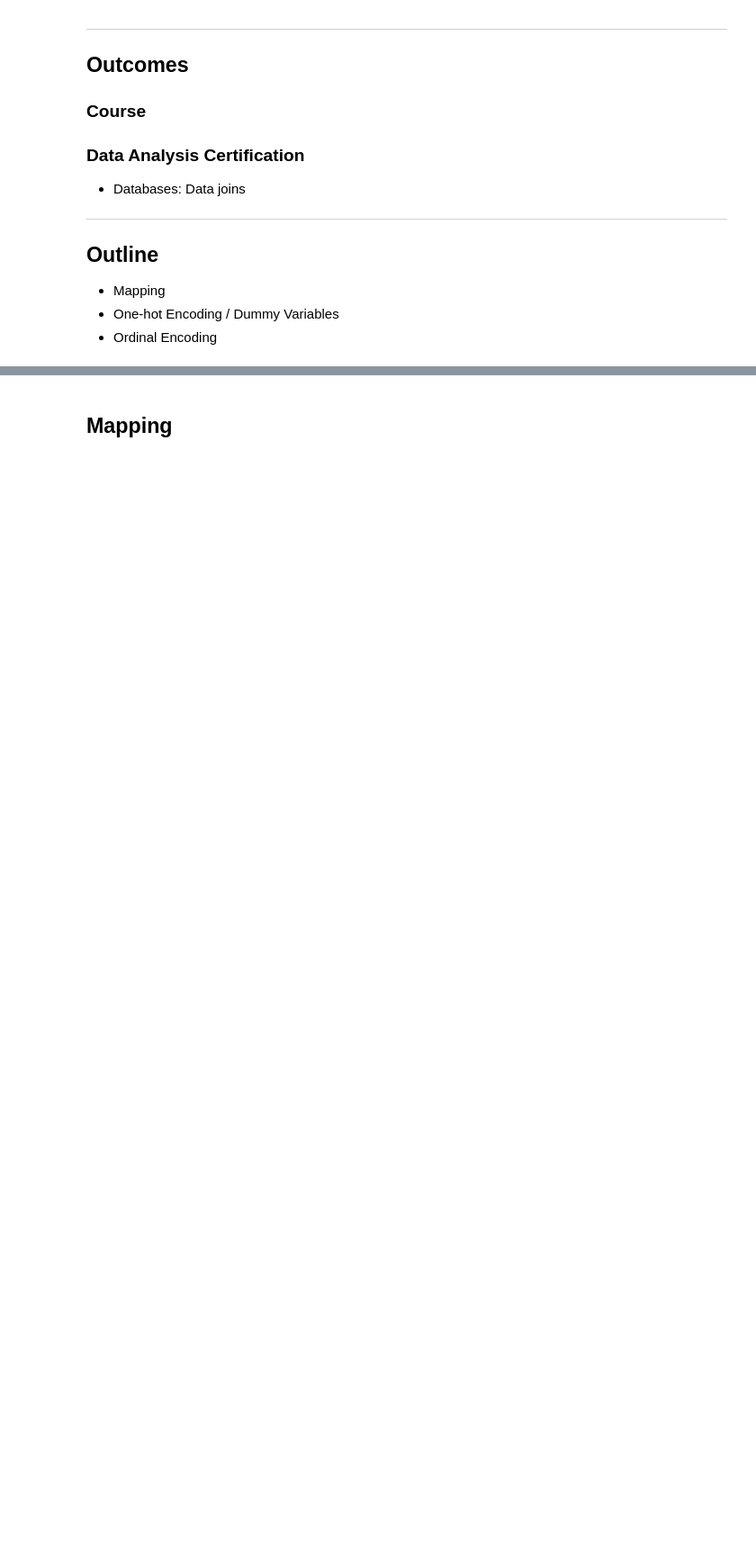
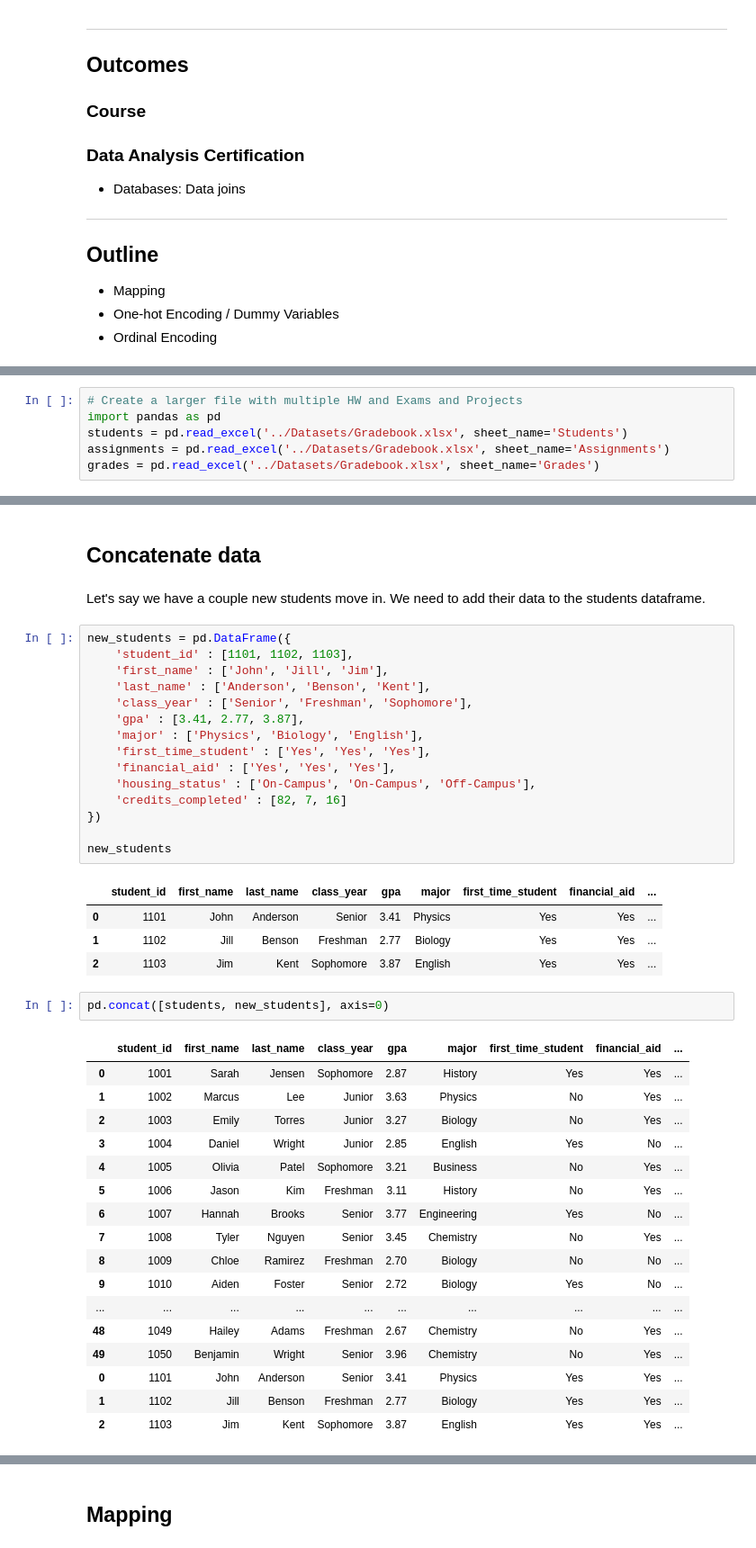
Before and after one commit to drolsonmi/math3080, a Jupyter notebook: Notes/10_DataWrangling1.ipynb, the cells around one changed output, grey strips where cells are left out. Shown at 90% size. Drawn from its saved outputs; the diff is of its cells as text; blank space fills up the shorter version.

```diff
--- a/Notes/10_DataWrangling1.ipynb
+++ b/Notes/10_DataWrangling1.ipynb
@@ -30,0 +23,6 @@ grades
+# %%
+# Create a larger file with multiple HW and Exams and Projects
+import pandas as pd
+students = pd.read_excel('../Datasets/Gradebook.xlsx', sheet_name='Students')
+assignments = pd.read_excel('../Datasets/Gradebook.xlsx', sheet_name='Assignments')
+grades = pd.read_excel('../Datasets/Gradebook.xlsx', sheet_name='Grades')
@@ -30,0 +62,44 @@ grades
+# %% [markdown]
+## Concatenate data
+# %% [markdown]
+Let's say we have a couple new students move in. We need to add their data to the students dataframe.
+# %%
+new_students = pd.DataFrame({
+    'student_id' : [1101, 1102, 1103],
+    'first_name' : ['John', 'Jill', 'Jim'],
+    'last_name' : ['Anderson', 'Benson', 'Kent'],
+    'class_year' : ['Senior', 'Freshman', 'Sophomore'],
+    'gpa' : [3.41, 2.77, 3.87],
+    'major' : ['Physics', 'Biology', 'English'],
+    'first_time_student' : ['Yes', 'Yes', 'Yes'],
+    'financial_aid' : ['Yes', 'Yes', 'Yes'],
+    'housing_status' : ['On-Campus', 'On-Campus', 'Off-Campus'],
+    'credits_completed' : [82, 7, 16]
+})
+
+new_students
+# %% [output]
+|  | student_id | first_name | last_name | class_year | gpa | major | first_time_student | financial_aid | ... |
+| 0 | 1101 | John | Anderson | Senior | 3.41 | Physics | Yes | Yes | ... |
+| 1 | 1102 | Jill | Benson | Freshman | 2.77 | Biology | Yes | Yes | ... |
+| 2 | 1103 | Jim | Kent | Sophomore | 3.87 | English | Yes | Yes | ... |
+# %%
+pd.concat([students, new_students], axis=0)
+# %% [output]
+|  | student_id | first_name | last_name | class_year | gpa | major | first_time_student | financial_aid | ... |
+| 0 | 1001 | Sarah | Jensen | Sophomore | 2.87 | History | Yes | Yes | ... |
+| 1 | 1002 | Marcus | Lee | Junior | 3.63 | Physics | No | Yes | ... |
+| 2 | 1003 | Emily | Torres | Junior | 3.27 | Biology | No | Yes | ... |
+| 3 | 1004 | Daniel | Wright | Junior | 2.85 | English | Yes | No | ... |
+| 4 | 1005 | Olivia | Patel | Sophomore | 3.21 | Business | No | Yes | ... |
+| 5 | 1006 | Jason | Kim | Freshman | 3.11 | History | No | Yes | ... |
+| 6 | 1007 | Hannah | Brooks | Senior | 3.77 | Engineering | Yes | No | ... |
+| 7 | 1008 | Tyler | Nguyen | Senior | 3.45 | Chemistry | No | Yes | ... |
+| 8 | 1009 | Chloe | Ramirez | Freshman | 2.70 | Biology | No | No | ... |
+| 9 | 1010 | Aiden | Foster | Senior | 2.72 | Biology | Yes | No | ... |
+| ... | ... | ... | ... | ... | ... | ... | ... | ... | ... |
+| 48 | 1049 | Hailey | Adams | Freshman | 2.67 | Chemistry | No | Yes | ... |
+| 49 | 1050 | Benjamin | Wright | Senior | 3.96 | Chemistry | No | Yes | ... |
+| 0 | 1101 | John | Anderson | Senior | 3.41 | Physics | Yes | Yes | ... |
+| 1 | 1102 | Jill | Benson | Freshman | 2.77 | Biology | Yes | Yes | ... |
+| 2 | 1103 | Jim | Kent | Sophomore | 3.87 | English | Yes | Yes | ... |
```
Also changed, not shown: parts of 25 cells of this notebook.
